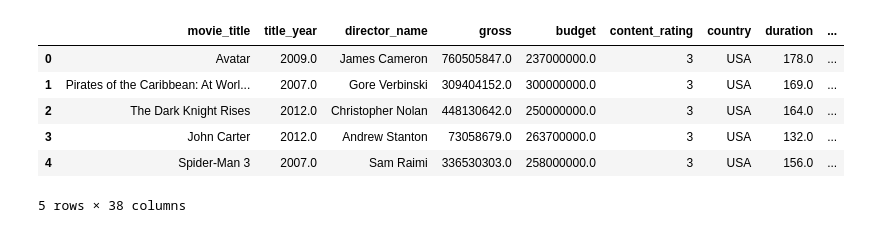
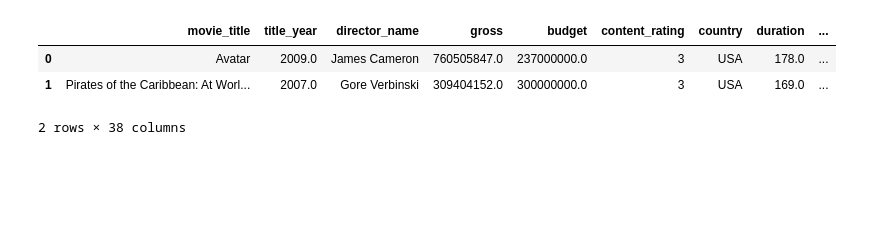
Before and after one commit to tailless/pyfun, a Jupyter notebook: Classify_with_Genres_and_ROI.ipynb, the cells around one changed output. Saved outputs shown, nothing was run; the diff lists cells and outputs as text; code cells hidden in the pictures; blank space fills up the shorter version.

```diff
--- a/Classify_with_Genres_and_ROI.ipynb
+++ b/Classify_with_Genres_and_ROI.ipynb
@@ -1,14 +1,11 @@
 # %%
 import pandas as pd
 
 # load imdb csv file into dataframe
 imdb = pd.read_csv("./movies_with_SplitGenres.csv" )
-imdb.head()
+imdb.head(2)
 # %% [output]
 |  | movie_title | title_year | director_name | gross | budget | content_rating | country | duration | ... |
 | 0 | Avatar | 2009.0 | James Cameron | 760505847.0 | 237000000.0 | 3 | USA | 178.0 | ... |
 | 1 | Pirates of the Caribbean: At Worl... | 2007.0 | Gore Verbinski | 309404152.0 | 300000000.0 | 3 | USA | 169.0 | ... |
-| 2 | The Dark Knight Rises | 2012.0 | Christopher Nolan | 448130642.0 | 250000000.0 | 3 | USA | 164.0 | ... |
-| 3 | John Carter | 2012.0 | Andrew Stanton | 73058679.0 | 263700000.0 | 3 | USA | 132.0 | ... |
-| 4 | Spider-Man 3 | 2007.0 | Sam Raimi | 336530303.0 | 258000000.0 | 3 | USA | 156.0 | ... |
-5 rows × 38 columns
+2 rows × 38 columns
```
Also changed, not shown: parts of 6 cells of this notebook, 6 other files.
